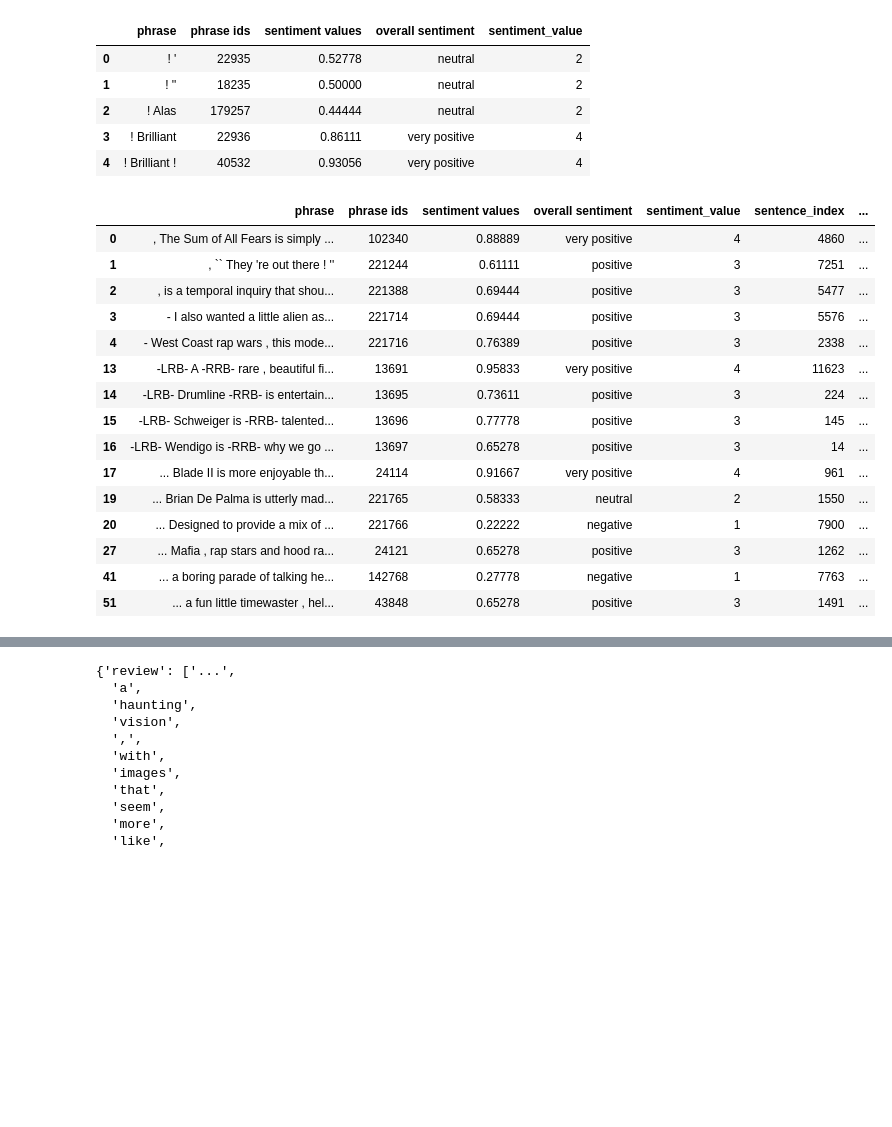
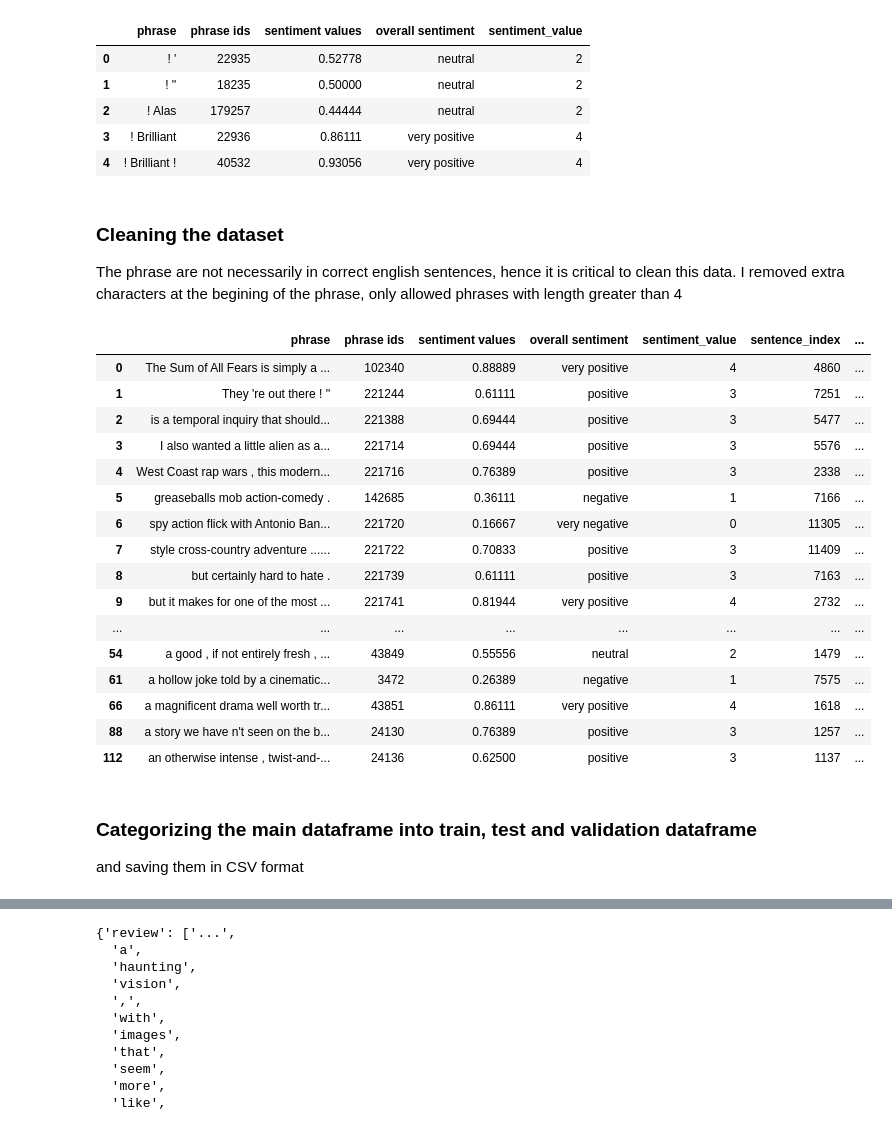
Before and after one commit to nikshrimali/TSAI_END2_Phase1, a Jupyter notebook: RottenTomatoesReviewAnalysis.ipynb, the cells around one changed output, grey strips where cells are left out. Cells and saved outputs as stored; diff of their text form; code cells hidden in the pictures; blank space fills up the shorter version.

```diff
--- a/RottenTomatoesReviewAnalysis.ipynb
+++ b/RottenTomatoesReviewAnalysis.ipynb
@@ -37,28 +56,37 @@ phrase_sentiments.head(5)
 | 2 | ! Alas | 179257 | 0.44444 | neutral | 2 |
 | 3 | ! Brilliant | 22936 | 0.86111 | very positive | 4 |
 | 4 | ! Brilliant ! | 40532 | 0.93056 | very positive | 4 |
+# %% [markdown]
+### Cleaning the dataset
+The phrase are not necessarily in correct english sentences, hence it is critical to clean this data. I removed extra characters at the begining of the phrase, only allowed phrases with length greater than 4
 # %%
+r = re.compile(r'.*?([a-zA-Z].*)')
+
 main_dataframe = phrase_sentiments.merge(split_data, on="phrase")
 main_dataframe["splitset_label"] = main_dataframe["splitset_label"].fillna(1).astype(int)
 main_dataframe = main_dataframe[main_dataframe.phrase.map(len)>4]
+main_dataframe['phrase'] = main_dataframe['phrase'].apply(lambda row : r.findall(row)[0])
 
 main_dataframe = main_dataframe.groupby("splitset_label")
-
-main_dataframe.head(5)
+main_dataframe.head(10)
 # %% [output]
 |  | phrase | phrase ids | sentiment values | overall sentiment | sentiment_value | sentence_index | ... |
-| 0 | , The Sum of All Fears is simply ... | 102340 | 0.88889 | very positive | 4 | 4860 | ... |
-| 1 | , `` They 're out there ! '' | 221244 | 0.61111 | positive | 3 | 7251 | ... |
-| 2 | , is a temporal inquiry that shou... | 221388 | 0.69444 | positive | 3 | 5477 | ... |
-| 3 | - I also wanted a little alien as... | 221714 | 0.69444 | positive | 3 | 5576 | ... |
-| 4 | - West Coast rap wars , this mode... | 221716 | 0.76389 | positive | 3 | 2338 | ... |
-| 13 | -LRB- A -RRB- rare , beautiful fi... | 13691 | 0.95833 | very positive | 4 | 11623 | ... |
-| 14 | -LRB- Drumline -RRB- is entertain... | 13695 | 0.73611 | positive | 3 | 224 | ... |
-| 15 | -LRB- Schweiger is -RRB- talented... | 13696 | 0.77778 | positive | 3 | 145 | ... |
-| 16 | -LRB- Wendigo is -RRB- why we go ... | 13697 | 0.65278 | positive | 3 | 14 | ... |
-| 17 | ... Blade II is more enjoyable th... | 24114 | 0.91667 | very positive | 4 | 961 | ... |
-| 19 | ... Brian De Palma is utterly mad... | 221765 | 0.58333 | neutral | 2 | 1550 | ... |
-| 20 | ... Designed to provide a mix of ... | 221766 | 0.22222 | negative | 1 | 7900 | ... |
-| 27 | ... Mafia , rap stars and hood ra... | 24121 | 0.65278 | positive | 3 | 1262 | ... |
-| 41 | ... a boring parade of talking he... | 142768 | 0.27778 | negative | 1 | 7763 | ... |
-| 51 | ... a fun little timewaster , hel... | 43848 | 0.65278 | positive | 3 | 1491 | ... |
+| 0 | The Sum of All Fears is simply a ... | 102340 | 0.88889 | very positive | 4 | 4860 | ... |
+| 1 | They 're out there ! '' | 221244 | 0.61111 | positive | 3 | 7251 | ... |
+| 2 | is a temporal inquiry that should... | 221388 | 0.69444 | positive | 3 | 5477 | ... |
+| 3 | I also wanted a little alien as a... | 221714 | 0.69444 | positive | 3 | 5576 | ... |
+| 4 | West Coast rap wars , this modern... | 221716 | 0.76389 | positive | 3 | 2338 | ... |
+| 5 | greaseballs mob action-comedy . | 142685 | 0.36111 | negative | 1 | 7166 | ... |
+| 6 | spy action flick with Antonio Ban... | 221720 | 0.16667 | very negative | 0 | 11305 | ... |
+| 7 | style cross-country adventure ...... | 221722 | 0.70833 | positive | 3 | 11409 | ... |
+| 8 | but certainly hard to hate . | 221739 | 0.61111 | positive | 3 | 7163 | ... |
+| 9 | but it makes for one of the most ... | 221741 | 0.81944 | very positive | 4 | 2732 | ... |
+| ... | ... | ... | ... | ... | ... | ... | ... |
+| 54 | a good , if not entirely fresh , ... | 43849 | 0.55556 | neutral | 2 | 1479 | ... |
+| 61 | a hollow joke told by a cinematic... | 3472 | 0.26389 | negative | 1 | 7575 | ... |
+| 66 | a magnificent drama well worth tr... | 43851 | 0.86111 | very positive | 4 | 1618 | ... |
+| 88 | a story we have n't seen on the b... | 24130 | 0.76389 | positive | 3 | 1257 | ... |
+| 112 | an otherwise intense , twist-and-... | 24136 | 0.62500 | positive | 3 | 1137 | ... |
+# %% [markdown]
+### Categorizing the main dataframe into train, test and validation dataframe
+and saving them in CSV format
```
Also changed, not shown: parts of 12 cells of this notebook, 6 other files.
